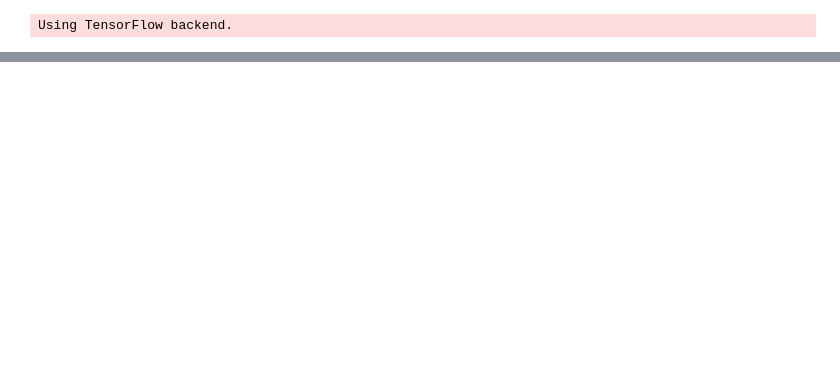
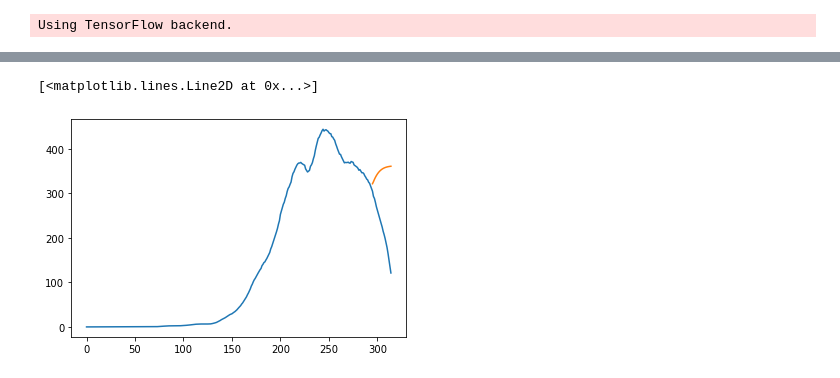
Before and after one commit to denisecammarota/DeepLearning, a Jupyter notebook: TP_Final/BidirectionalLSTM.ipynb, the cells around one changed output, grey strips where cells are left out. Drawn from its saved outputs; the diff is of its cells as text; code cells hidden in the pictures; blank space fills up the shorter version.

```diff
--- a/TP_Final/BidirectionalLSTM.ipynb
+++ b/TP_Final/BidirectionalLSTM.ipynb
@@ -100,0 +103,29 @@ plt.plot(history.history['val_loss'])
+# %%
+n = len(test_data)
+x_input=test_data[n-lag:].reshape(1,-1)
+temp_input=list(x_input)
+temp_input=temp_input[0].tolist()
+lst_output=[]
+n_steps=lag
+i=0
+
+while(i<20):
+    if(len(temp_input)>lag):
+        #print(temp_input)
+        x_input=np.array(temp_input[1:])
+        x_input=x_input.reshape(1,-1)
+        x_input = x_input.reshape((1, lag, 1))
+        #print(x_input)
+        yhat = model.predict(x_input, verbose=0)
+        print("{} day output {}".format(i,yhat))
+        temp_input.extend(yhat[0].tolist())
+        temp_input=temp_input[1:]
+        #print(temp_input)
+        lst_output.extend(yhat.tolist())
+        i=i+1
+    else:
+        x_input = x_input.reshape((1, lag,1))
+        yhat = model.predict(x_input, verbose=0)
+        temp_input.extend(yhat[0].tolist())
+        lst_output.extend(yhat.tolist())
+        i=i+1
@@ -100,0 +152,8 @@ plt.plot(history.history['val_loss'])
+# %%
+plt.plot(df1)
+days = np.arange(len(df1))
+dias_forecast = days[-20:]
+plt.plot(dias_forecast,scaler.inverse_transform(lst_output))
+# %% [output]
+[<matplotlib.lines.Line2D at 0x...>]
+[figure, added]
```
Also changed, not shown: parts of 6 cells of this notebook, 2 other files.
